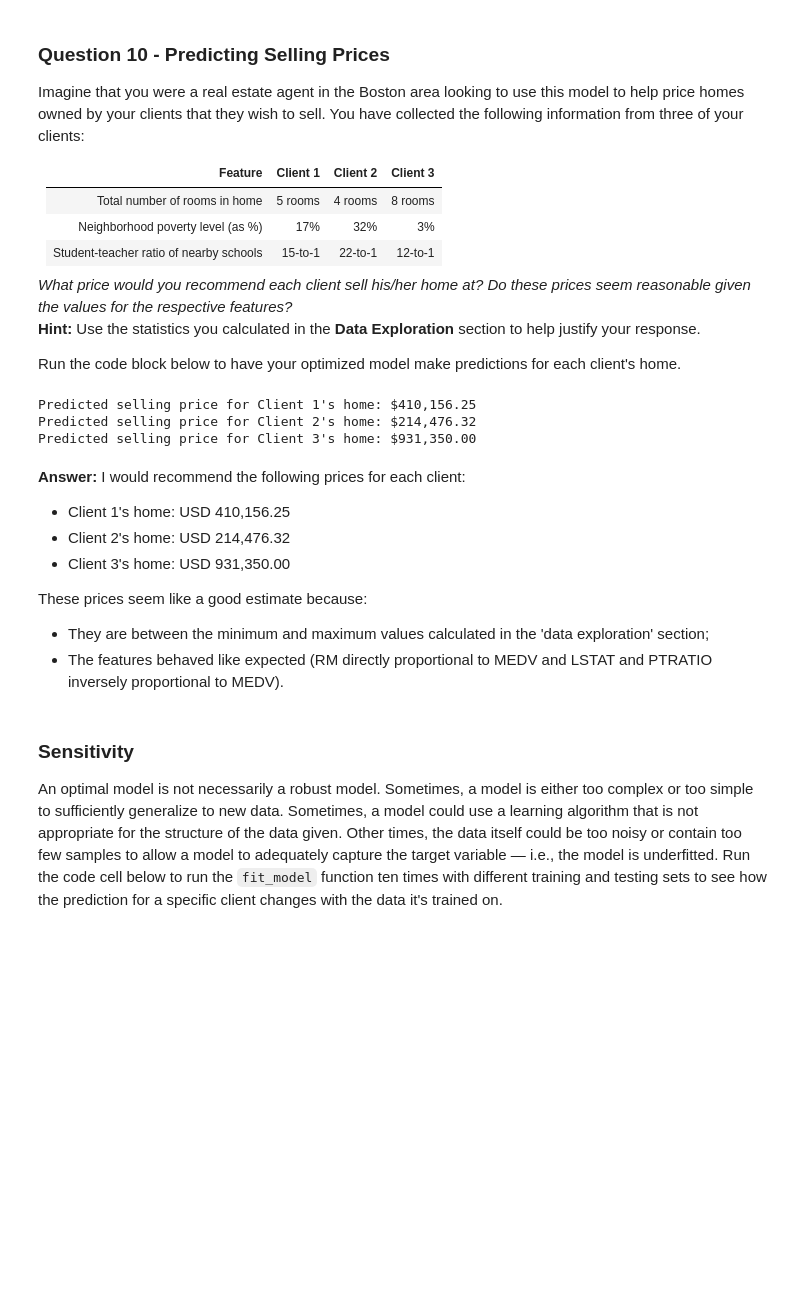
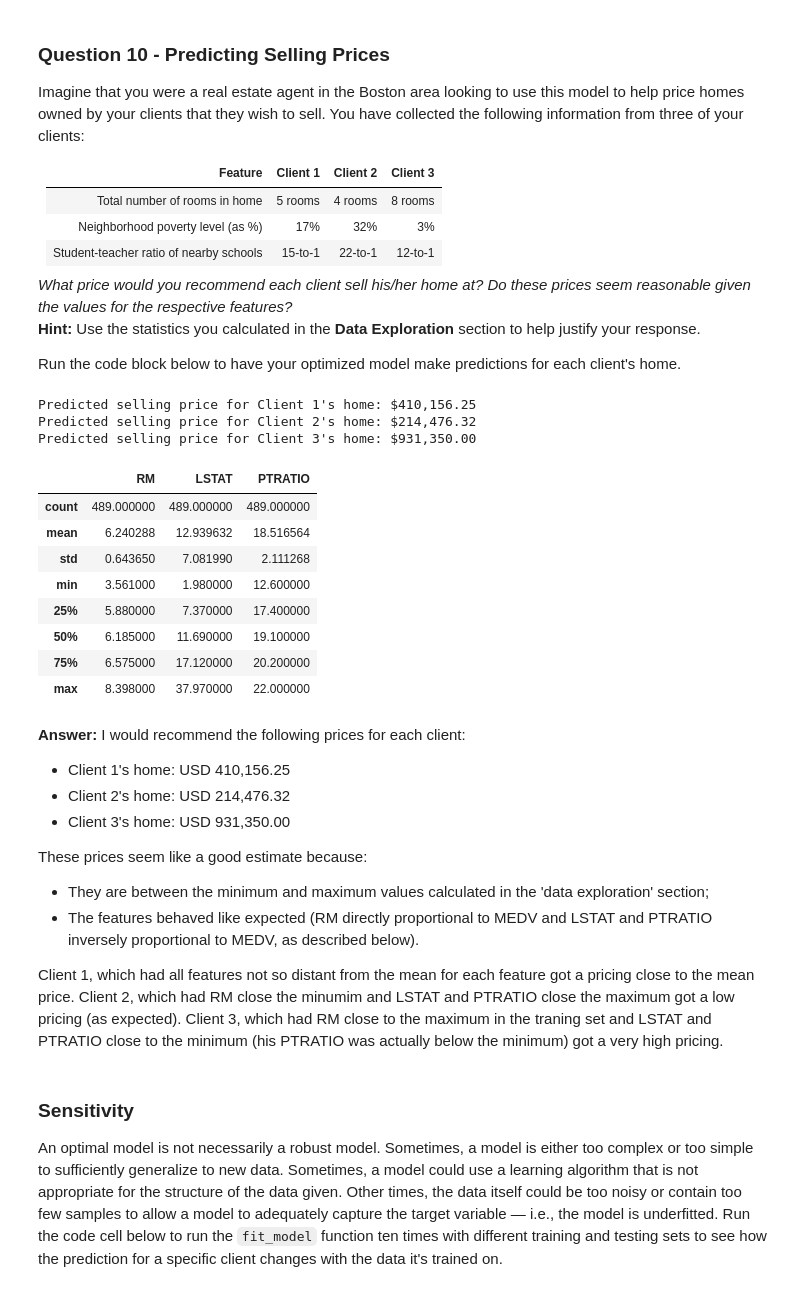
Before and after one commit to arthurcgusmao/mlnd_boston_housing, a Jupyter notebook: boston_housing.ipynb, the cells around one changed output. Drawn from its saved outputs; the diff is of its cells as text; code cells hidden in the pictures; blank space fills up the shorter version.

```diff
--- a/boston_housing.ipynb
+++ b/boston_housing.ipynb
@@ -274,7 +288,7 @@ def fit_model(X, y):
     regressor = DecisionTreeRegressor()
 
     # TODO: Create a dictionary for the parameter 'max_depth' with a range from 1 to 10
-    params = {'max_depth': range(1,10)}
+    params = {'max_depth': range(1,11)}
 
     # TODO: Transform 'performance_metric' into a scoring function using 'make_scorer'
     scoring_fnc = make_scorer(performance_metric)
@@ -321,16 +335,27 @@ Run the code block below to have your optimized model make predictions for each
 # %%
 # Produce a matrix for client data
 client_data = [[5, 17, 15], # Client 1
                [4, 32, 22], # Client 2
                [8, 3, 12]]  # Client 3
 
 # Show predictions
 for i, price in enumerate(reg.predict(client_data)):
     print "Predicted selling price for Client {}'s home: ${:,.2f}".format(i+1, price)
+
+features.describe()
 # %% [output]
 Predicted selling price for Client 1's home: $410,156.25
 Predicted selling price for Client 2's home: $214,476.32
 Predicted selling price for Client 3's home: $931,350.00
+|  | RM | LSTAT | PTRATIO |
+| count | 489.000000 | 489.000000 | 489.000000 |
+| mean | 6.240288 | 12.939632 | 18.516564 |
+| std | 0.643650 | 7.081990 | 2.111268 |
+| min | 3.561000 | 1.980000 | 12.600000 |
+| 25% | 5.880000 | 7.370000 | 17.400000 |
+| 50% | 6.185000 | 11.690000 | 19.100000 |
+| 75% | 6.575000 | 17.120000 | 20.200000 |
+| max | 8.398000 | 37.970000 | 22.000000 |
 # %% [markdown]
 **Answer:** I would recommend the following prices for each client:
 - Client 1's home: USD 410,156.25
@@ -339,7 +364,9 @@ Predicted selling price for Client 3's home: $931,350.00
 
 These prices seem like a good estimate because:
 - They are between the minimum and maximum values calculated in the 'data exploration' section;
-- The features behaved like expected (RM directly proportional to MEDV and LSTAT and PTRATIO inversely proportional to MEDV).
+- The features behaved like expected (RM directly proportional to MEDV and LSTAT and PTRATIO inversely proportional to MEDV, as described below).
+
+Client 1, which had all features not so distant from the mean for each feature got a pricing close to the mean price. Client 2, which had RM close the minumim and LSTAT and PTRATIO close the maximum got a low pricing (as expected). Client 3, which had RM close to the maximum in the traning set and LSTAT and PTRATIO close to the minimum (his PTRATIO was actually below the minimum) got a very high pricing.
 # %% [markdown]
 ### Sensitivity
 An optimal model is not necessarily a robust model. Sometimes, a model is either too complex or too simple to sufficiently generalize to new data. Sometimes, a model could use a learning algorithm that is not appropriate for the structure of the data given. Other times, the data itself could be too noisy or contain too few samples to allow a model to adequately capture the target variable — i.e., the model is underfitted. Run the code cell below to run the `fit_model` function ten times with different training and testing sets to see how the prediction for a specific client changes with the data it's trained on.
```
Also changed, not shown: parts of 7 cells of this notebook, 1 other file.
